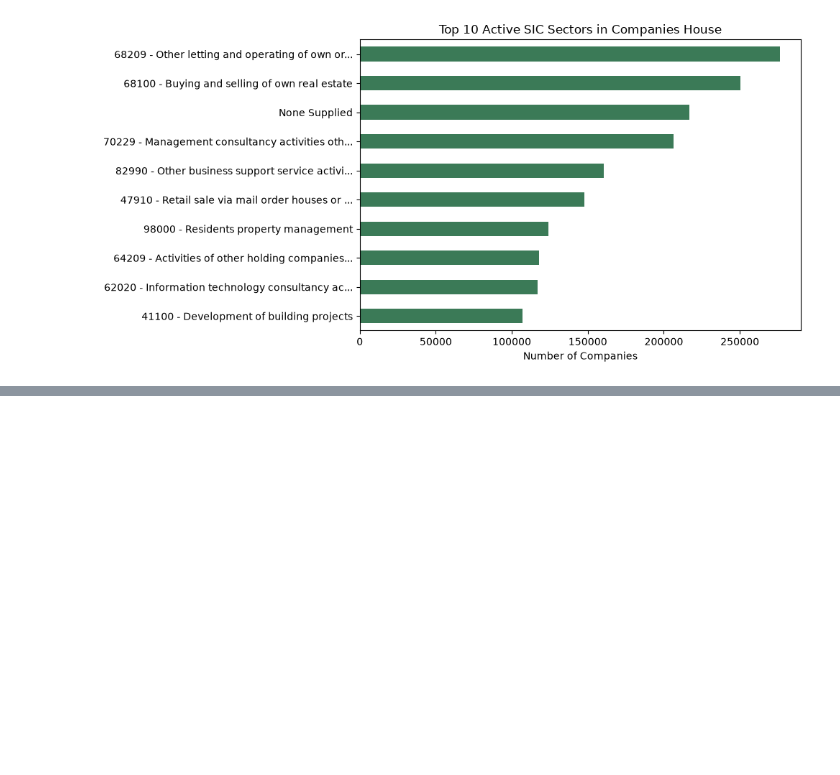
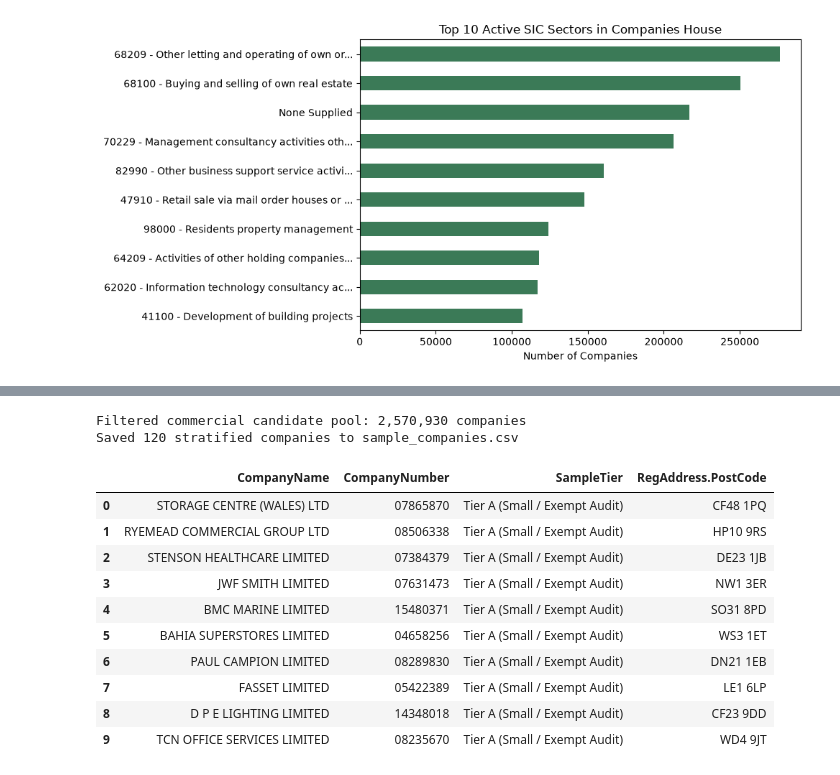
Before and after one commit to doracb/VAT-Identifier-Discovery, a Jupyter notebook: eda.ipynb, the cells around one changed output, grey strips where cells are left out. Drawn from its saved outputs; the diff is of its cells as text; code cells hidden in the pictures; blank space fills up the shorter version.

```diff
--- a/eda.ipynb
+++ b/eda.ipynb
@@ -112,0 +159,44 @@ plt.show()
+# %%
+exempt_sic_prefixes = ("68100", "68209", "98000", "64209", "86900", "99999")
+
+filtered_df = df[
+    (df["CompanyStatus"] == "Active")
+    & (df["CompanyCategory"].isin(["Private Limited Company", "Public Limited Company"]))
+    & (~df["Accounts.AccountCategory"].isin(["DORMANT", "NO ACCOUNTS FILED"]))
+    & (~df["SICCode.SicText_1"].fillna("").str.startswith(exempt_sic_prefixes))
+].copy()
+
+print(f"Filtered commercial candidate pool: {len(filtered_df):,} companies")
+
+# Draw 120 companies across 3 size tiers with a fixed seed for reproducibility
+tier_a = filtered_df[
+    filtered_df["Accounts.AccountCategory"].isin(["TOTAL EXEMPTION FULL", "UNAUDITED ABRIDGED", "SMALL"])
+].sample(n=50, random_state=42).assign(SampleTier="Tier A (Small / Exempt Audit)")
+
+tier_b = filtered_df[
+    filtered_df["Accounts.AccountCategory"] == "MICRO ENTITY"
+].sample(n=50, random_state=42).assign(SampleTier="Tier B (Micro Entity)")
+
+tier_c = filtered_df[
+    filtered_df["Accounts.AccountCategory"].isin(["FULL", "MEDIUM"])
+].sample(n=20, random_state=42).assign(SampleTier="Tier C (Medium / Full Corporate)")
+
+sample_df = pd.concat([tier_a, tier_b, tier_c], ignore_index=True)
+sample_df.to_csv("sample_companies.csv", index=False)
+
+print("Saved 120 stratified companies to sample_companies.csv")
+display(sample_df[["CompanyName", "CompanyNumber", "SampleTier", "RegAddress.PostCode"]].head(10))
+# %% [output]
+Filtered commercial candidate pool: 2,570,930 companies
+Saved 120 stratified companies to sample_companies.csv
+|  | CompanyName | CompanyNumber | SampleTier | RegAddress.PostCode |
+| 0 | STORAGE CENTRE (WALES) LTD | 07865870 | Tier A (Small / Exempt Audit) | CF48 1PQ |
+| 1 | RYEMEAD COMMERCIAL GROUP LTD | 08506338 | Tier A (Small / Exempt Audit) | HP10 9RS |
+| 2 | STENSON HEALTHCARE LIMITED | 07384379 | Tier A (Small / Exempt Audit) | DE23 1JB |
+| 3 | JWF SMITH LIMITED | 07631473 | Tier A (Small / Exempt Audit) | NW1 3ER |
+| 4 | BMC MARINE LIMITED | 15480371 | Tier A (Small / Exempt Audit) | SO31 8PD |
+| 5 | BAHIA SUPERSTORES LIMITED | 04658256 | Tier A (Small / Exempt Audit) | WS3 1ET |
+| 6 | PAUL CAMPION LIMITED | 08289830 | Tier A (Small / Exempt Audit) | DN21 1EB |
+| 7 | FASSET LIMITED | 05422389 | Tier A (Small / Exempt Audit) | LE1 6LP |
+| 8 | D P E LIGHTING LIMITED | 14348018 | Tier A (Small / Exempt Audit) | CF23 9DD |
+| 9 | TCN OFFICE SERVICES LIMITED | 08235670 | Tier A (Small / Exempt Audit) | WD4 9JT |
```
Also changed, not shown: parts of 2 cells of this notebook, 6 other files.
